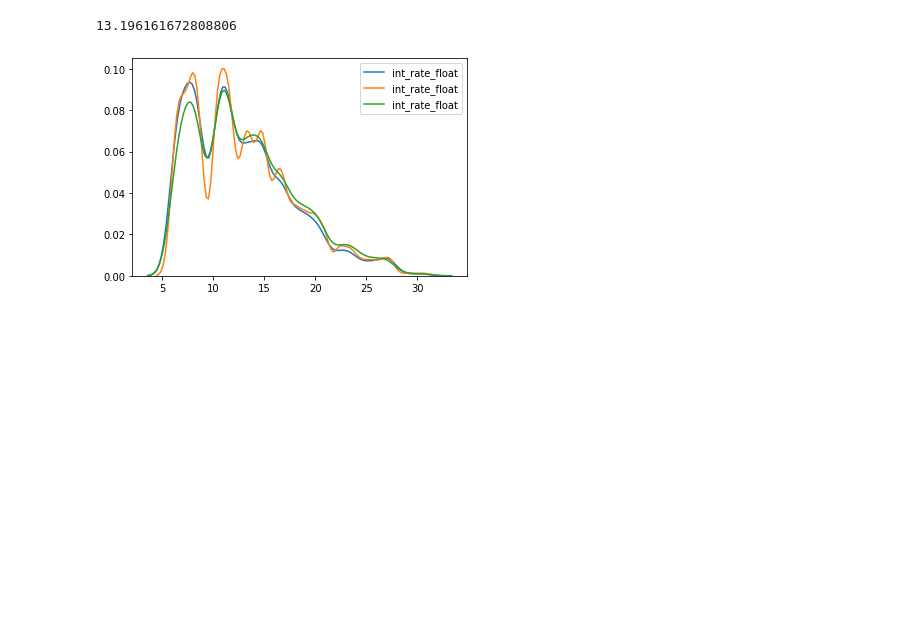
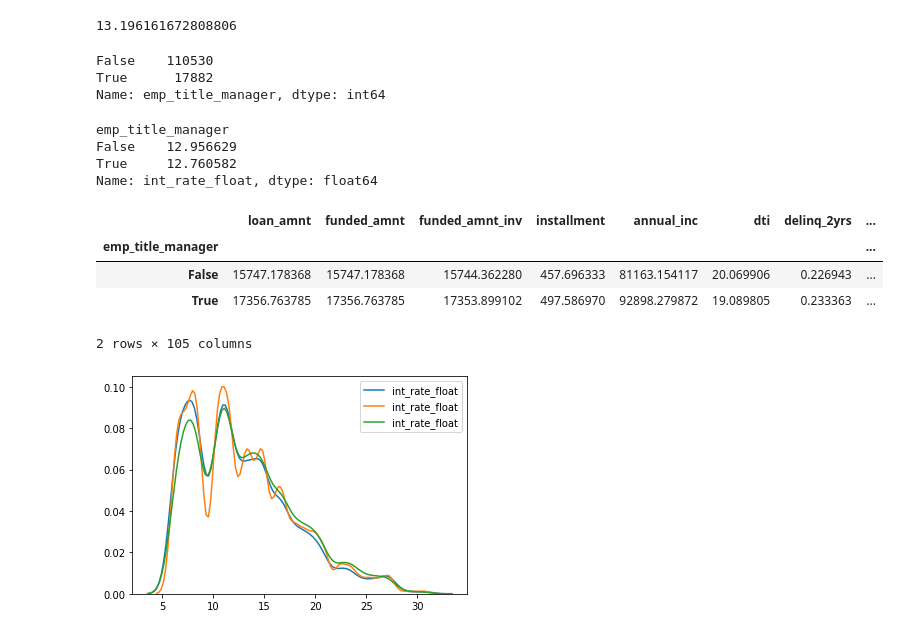
Before and after one commit to daniela500/DS-Unit-1-Sprint-1-Data-Wrangling-and-Storytelling, a Jupyter notebook: module2-make-features/LS_DS_112_Make_Features.ipynb, the cells around one changed output. Cells and saved outputs as stored; diff of their text form; code cells hidden in the pictures; blank space fills up the shorter version.

```diff
--- a/module2-make-features/LS_DS_112_Make_Features.ipynb
+++ b/module2-make-features/LS_DS_112_Make_Features.ipynb
@@ -112,6 +115,3 @@ df.tail()
 | 128410 | NaN | NaN | 10000 | 10000 | 9750.0 | 36 months | 11.06% | 327.68 | B | ... |
 | 128411 | NaN | NaN | 10000 | 10000 | 10000.0 | 36 months | 16.91% | 356.08 | C | ... |
 5 rows × 144 columns
-# %%
-df = pd.read_csv('LoanStats_2018Q4.csv', header=1)
-df.head()
@@ -557,6 +572,30 @@ managers.describe()
 subordinates['int_rate_float'].mean()
 # %% [output]
 13.196161672808806
+# %%
+df1['emp_title_manager'].value_counts()
+#print(df1['int_rate_float'].groupby(df1['emp_title_manager']))
+# %% [output]
+False    110530
+True      17882
+Name: emp_title_manager, dtype: int64
+# %%
+# finding the mean of the int_rate for managers and non managers can be achieved also this way
+df1['int_rate_float'].groupby(df1['emp_title_manager']).mean()
+#df1['int_rate_float'].groupby(df1['emp_title_manager']).sum()
+# %% [output]
+emp_title_manager
+False    12.956629
+True     12.760582
+Name: int_rate_float, dtype: float64
+# %%
+df1.groupby('emp_title_manager').mean()
+# %% [output]
+|  | loan_amnt | funded_amnt | funded_amnt_inv | installment | annual_inc | dti | delinq_2yrs | ... |
+| emp_title_manager |  |  |  |  |  |  |  | ... |
+| False | 15747.178368 | 15747.178368 | 15744.362280 | 457.696333 | 81163.154117 | 20.069906 | 0.226943 | ... |
+| True | 17356.763785 | 17356.763785 | 17353.899102 | 497.586970 | 92898.279872 | 19.089805 | 0.233363 | ... |
+2 rows × 105 columns
 # %%
 import seaborn as sns
 sns.kdeplot(managers['int_rate_float']);
```
Also changed, not shown: parts of 10 cells of this notebook.
